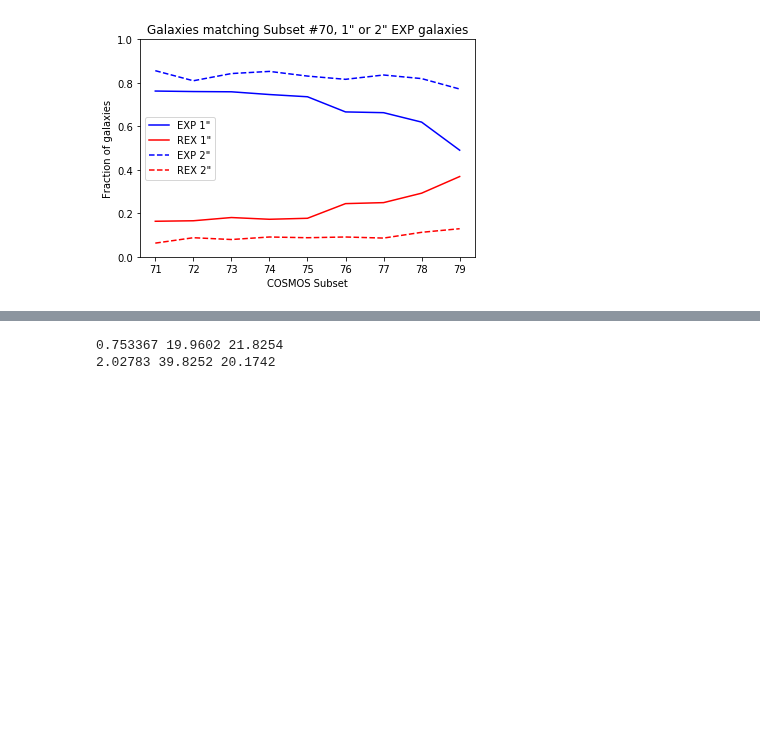
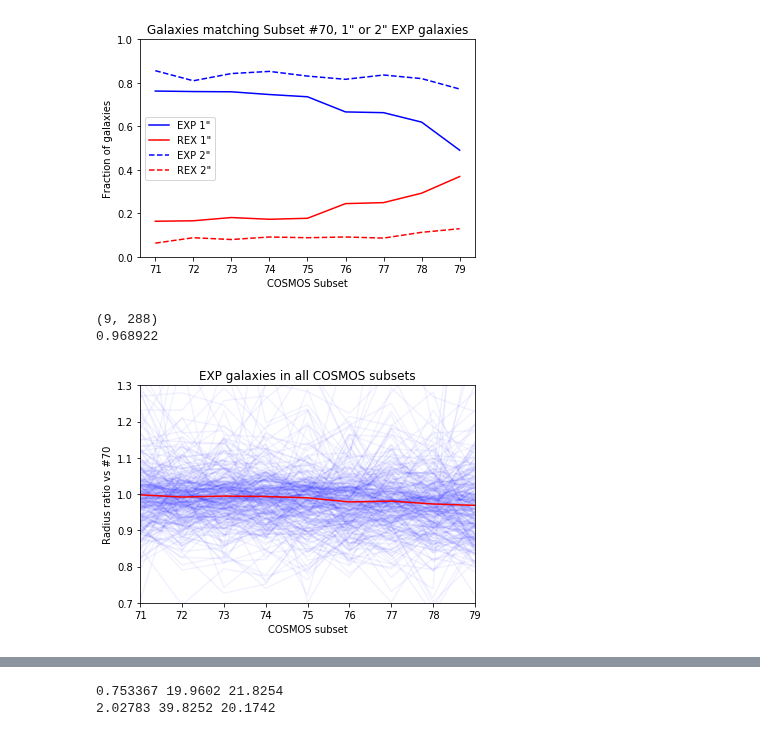
Before and after one commit to legacysurvey/legacypipe, a Jupyter notebook: py/legacyanalysis/cosmos-dr7.ipynb, the cells around one changed output, grey strips where cells are left out. Cells and saved outputs as stored; diff of their text form; code cells hidden in the pictures; blank space fills up the shorter version.

Commit message:
look at EXP shape and flux measurements wrt seeing

```diff
--- a/py/legacyanalysis/cosmos-dr7.ipynb
+++ b/py/legacyanalysis/cosmos-dr7.ipynb
@@ -13,3 +1,15 @@ from collections import Counter
+# %%
+%matplotlib inline
+import matplotlib
+matplotlib.rcParams['figure.figsize'] = (10,8)
+import pylab as plt
+from astrometry.libkd.spherematch import *
+from astrometry.util.fits import *
+import numpy as np
+from astrometry.util.starutil_numpy import *
+from astrometry.util.plotutils import *
+from glob import glob
+from collections import Counter
 # %%
 # pip install emcee
 import emcee
@@ -285,3 +285,21 @@ plt.title('Galaxies matching Subset #70, 1" or 2" EXP galaxies');
 plt.savefig('exp-to-rex.png')
 # %% [output]
 [figure]
+# %%
+M0 = Mall[0]
+sr = np.vstack([M.shapeexp_r / M0.shapeexp_r for M in Mall[1:]])
+fr = np.vstack([M.flux_r / M0.flux_r for M in Mall[1:]])
+print(sr.shape)
+plt.plot(sub, sr, 'b-', alpha=0.05);
+plt.plot(sub, np.median(sr, axis=1), 'r-');
+plt.ylim(0.7, 1.3);
+plt.xlim(sub[0],sub[-1]);
+print(np.median(sr, axis=1)[-1])
+plt.xlabel('COSMOS subset')
+plt.ylabel('Radius ratio vs #70')
+plt.title('EXP galaxies in all COSMOS subsets');
+plt.savefig('radius-ratio.png');
+# %% [output]
+(9, 288)
+0.968922
+[figure, added]
```
Also changed, not shown: parts of 3 cells of this notebook.
